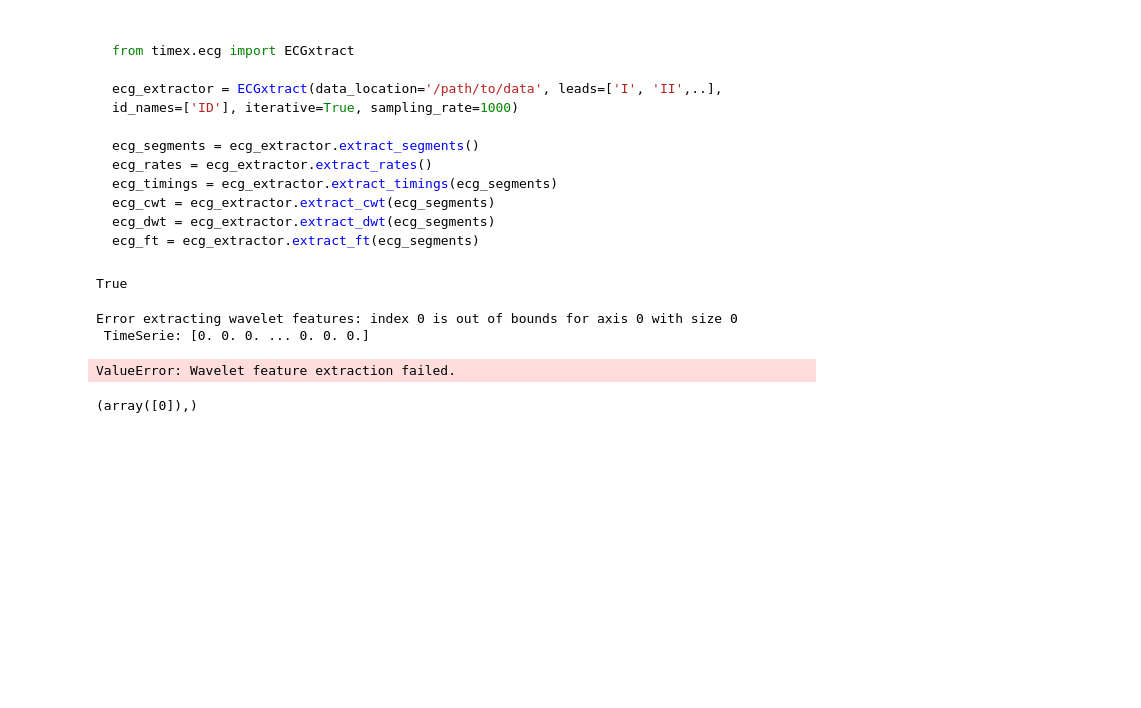
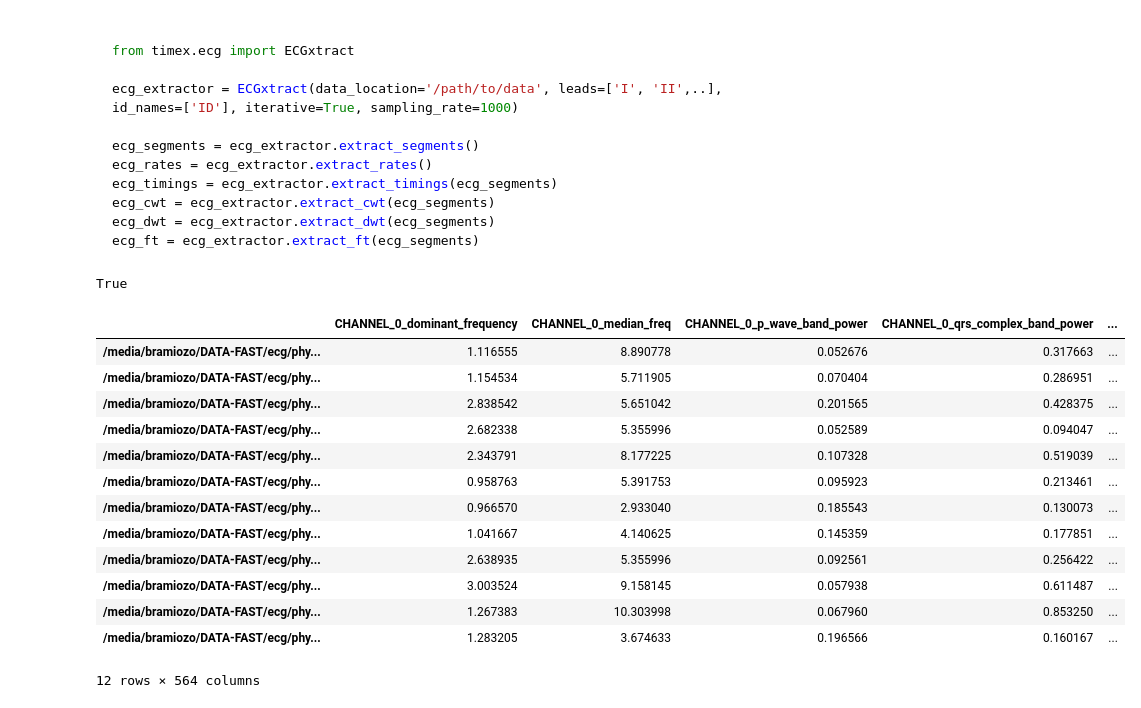
Before and after one commit to bramiozo/TimEx, a Jupyter notebook: sandbox/ECG_medxai.ipynb, the cells around one changed output. Saved outputs shown, nothing was run; the diff lists cells and outputs as text; code cells hidden in the pictures; blank space fills up the shorter version.

```diff
--- a/sandbox/ECG_medxai.ipynb
+++ b/sandbox/ECG_medxai.ipynb
@@ -242,17 +242,10 @@ for i in tqdm(range(len(ecgDS))):
 _keys = list(res_dict.keys())
 # %%
 ecgExtractor = ecg.ECGxtract(sampling_rate=1000,
+                             sanity_check=True,
                              extractor_groups=['wavelets'],
                              extractor_type='catch22')
 # %%
 extractions = ecgExtractor.extract_from_dict(res_dict, SignalCol='signal', FsCol='fs')
-# %% [output]
-Error extracting wavelet features: index 0 is out of bounds for axis 0 with size 0
- TimeSerie: [0. 0. 0. ... 0. 0. 0.]
-ValueError: Wavelet feature extraction failed.
 # %%
 extractions_df = pd.DataFrame(extractions).T
-# %%
-np.where([5,5,5]>[1,2,3])
-# %% [output]
-(array([0]),)
@@ -268,0 +252,18 @@ X = tsfel.time_series_features_extractor(cfg,
+# %%
+# add label and demographics
+extractions_df
+# %% [output]
+|  | CHANNEL_0_dominant_frequency | CHANNEL_0_median_freq | CHANNEL_0_p_wave_band_power | CHANNEL_0_qrs_complex_band_power | ... |
+| /media/bramiozo/DATA-FAST/ecg/phy... | 1.116555 | 8.890778 | 0.052676 | 0.317663 | ... |
+| /media/bramiozo/DATA-FAST/ecg/phy... | 1.154534 | 5.711905 | 0.070404 | 0.286951 | ... |
+| /media/bramiozo/DATA-FAST/ecg/phy... | 2.838542 | 5.651042 | 0.201565 | 0.428375 | ... |
+| /media/bramiozo/DATA-FAST/ecg/phy... | 2.682338 | 5.355996 | 0.052589 | 0.094047 | ... |
+| /media/bramiozo/DATA-FAST/ecg/phy... | 2.343791 | 8.177225 | 0.107328 | 0.519039 | ... |
+| /media/bramiozo/DATA-FAST/ecg/phy... | 0.958763 | 5.391753 | 0.095923 | 0.213461 | ... |
+| /media/bramiozo/DATA-FAST/ecg/phy... | 0.966570 | 2.933040 | 0.185543 | 0.130073 | ... |
+| /media/bramiozo/DATA-FAST/ecg/phy... | 1.041667 | 4.140625 | 0.145359 | 0.177851 | ... |
+| /media/bramiozo/DATA-FAST/ecg/phy... | 2.638935 | 5.355996 | 0.092561 | 0.256422 | ... |
+| /media/bramiozo/DATA-FAST/ecg/phy... | 3.003524 | 9.158145 | 0.057938 | 0.611487 | ... |
+| /media/bramiozo/DATA-FAST/ecg/phy... | 1.267383 | 10.303998 | 0.067960 | 0.853250 | ... |
+| /media/bramiozo/DATA-FAST/ecg/phy... | 1.283205 | 3.674633 | 0.196566 | 0.160167 | ... |
+12 rows × 564 columns
```
Also changed, not shown: parts of 1 cell of this notebook, 1 other file.
